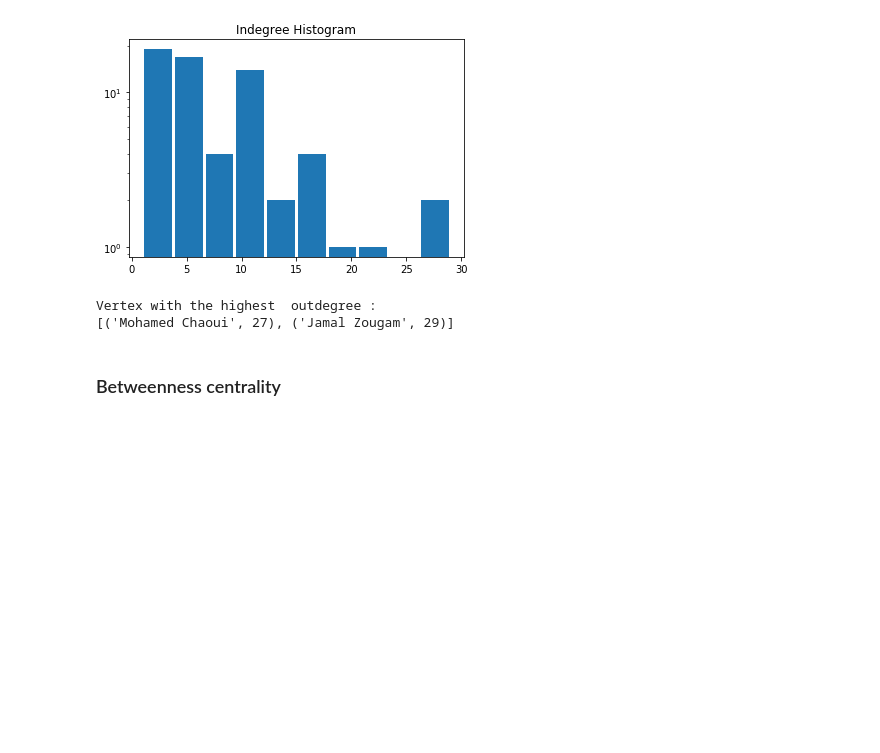
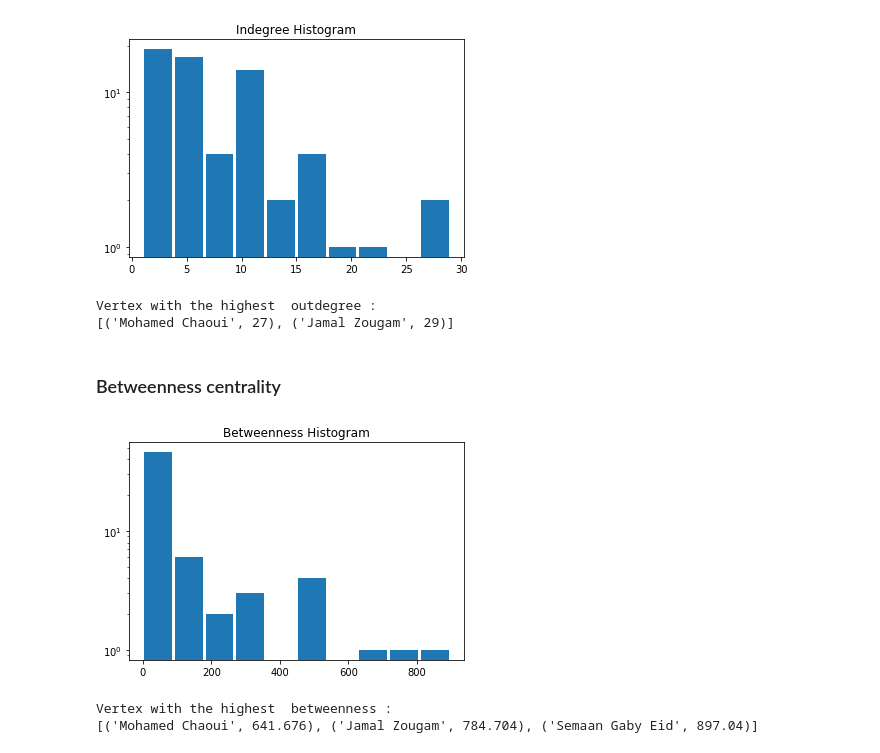
Before and after one commit to GiorgiaAuroraAdorni/MadridTrainBombingNetAnalytics, a Jupyter notebook: MadridTrainBombingNet.ipynb, the cells around one changed output. Saved outputs shown, nothing was run; the diff lists cells and outputs as text; code cells hidden in the pictures; blank space fills up the shorter version.

```diff
--- a/MadridTrainBombingNet.ipynb
+++ b/MadridTrainBombingNet.ipynb
@@ -196,3 +196,14 @@ Vertex with the highest  outdegree :
 [('Mohamed Chaoui', 27), ('Jamal Zougam', 29)]
 # %% [markdown]
 ### Betweenness centrality
+# %%
+plt.hist(g.betweenness(), log=True, rwidth=0.9)
+plt.title("Betweenness Histogram")
+plt.show()
+# %% [output]
+[figure, added]
+# %%
+print(nodes_bound(g, 600, 'betweenness'))
+# %% [output]
+Vertex with the highest  betweenness :
+[('Mohamed Chaoui', 641.676), ('Jamal Zougam', 784.704), ('Semaan Gaby Eid', 897.04)]
```
Also changed, not shown: parts of 10 cells of this notebook, 4 other files.
